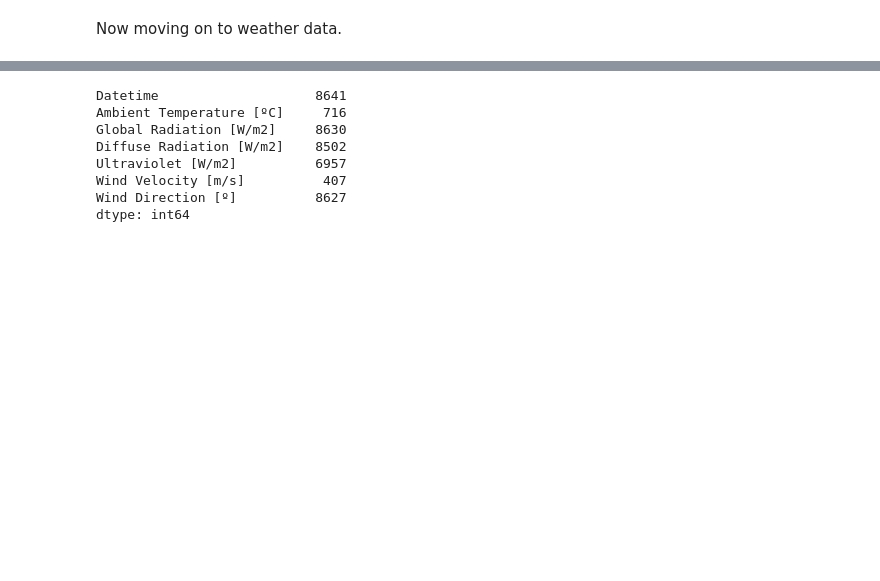
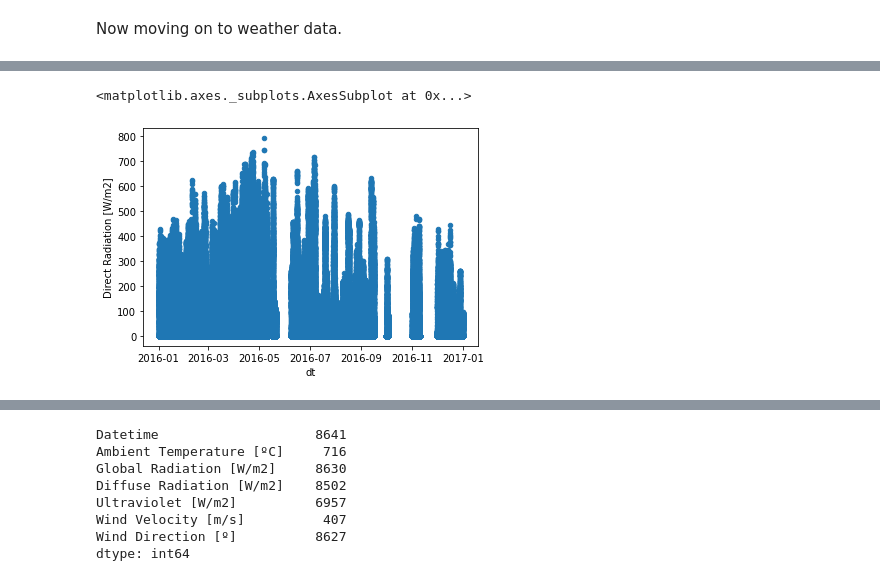
Before and after one commit to jensensj/Capstone_2-SolarPowerCompany, a Jupyter notebook: Wrangling/DataWrangling.ipynb, the cells around one changed output, grey strips where cells are left out. Cells and saved outputs as stored; diff of their text form; code cells hidden in the pictures; blank space fills up the shorter version.

```diff
--- a/Wrangling/DataWrangling.ipynb
+++ b/Wrangling/DataWrangling.ipynb
@@ -563,0 +409,4 @@ Now we're going to look at 1 week of values to figure out the best way to group
+# %%
+w_2016.sort_values('Datetime',inplace=True)
+w_2016.set_index('Datetime',inplace=True)
+w_2016.head()
@@ -563,0 +488,5 @@ Now we're going to look at 1 week of values to figure out the best way to group
+# %%
+w_2016.plot.scatter(x='dt',y='Direct Radiation [W/m2]')
+# %% [output]
+<matplotlib.axes._subplots.AxesSubplot at 0x...>
+[figure, added]
```
Also changed, not shown: parts of 88 cells of this notebook.
